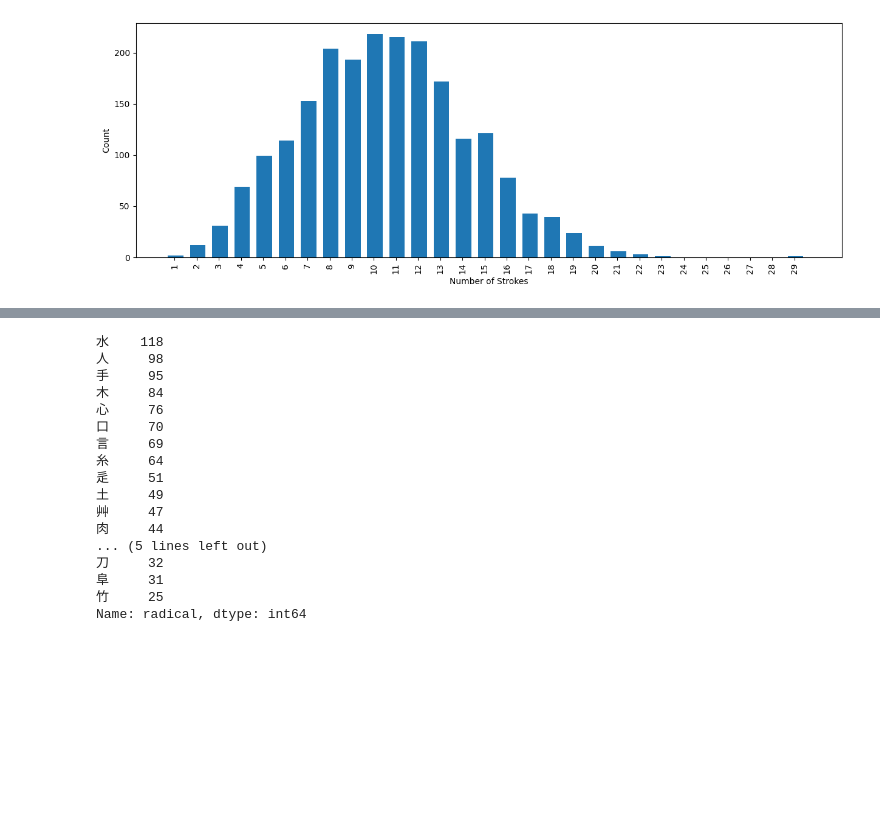
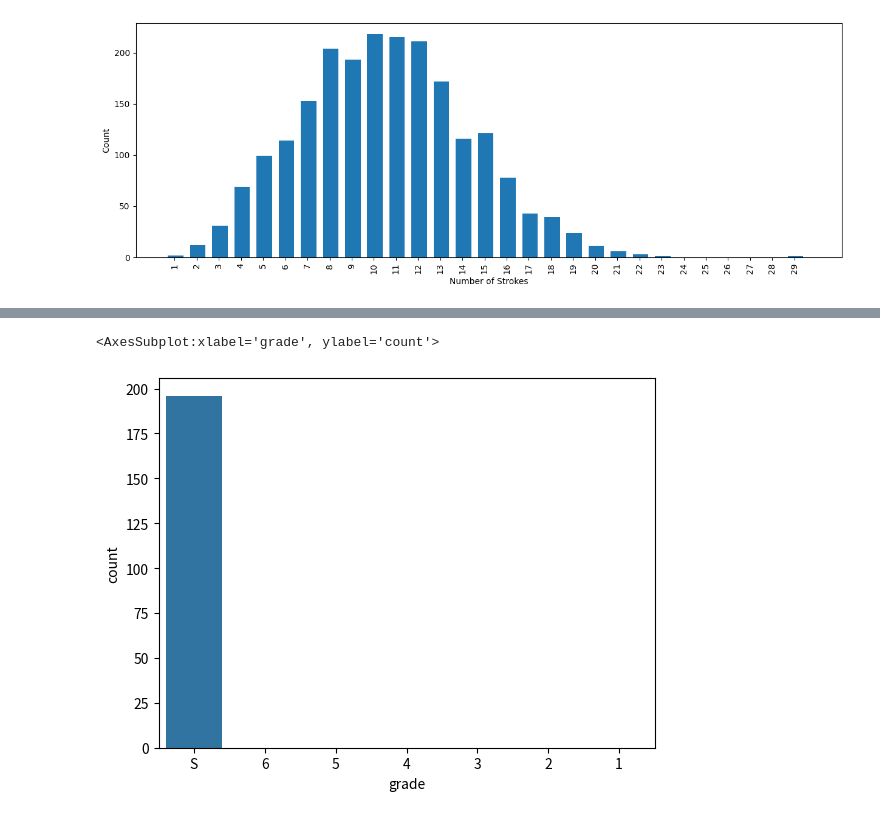
Before and after one commit to NajibAdan/Jouyou_Kanji_Analysis, a Jupyter notebook: exploration.ipynb, the cells around one changed output, grey strips where cells are left out. Saved outputs shown, nothing was run; the diff lists cells and outputs as text; code cells hidden in the pictures; blank space fills up the shorter version.

```diff
--- a/exploration.ipynb
+++ b/exploration.ipynb
@@ -164,20 +183,6 @@ Majority of the added kanjis were in 2010.
-# %%
-joyo_df.radical.value_counts()[:20]
-# %% [output]
-水    118
-人     98
-手     95
-木     84
-心     76
-口     70
-言     69
-糸     64
-辵     51
-土     49
-艸     47
-肉     44
-... (5 lines left out)
-刀     32
-阜     31
-竹     25
-Name: radical, dtype: int64
+# %%
+twenty_ten = joyo_df.query('year_added == 2010')
+sb.countplot(data=twenty_ten,x='grade')
+# %% [output]
+<AxesSubplot:xlabel='grade', ylabel='count'>
+[figure, added]
```
Also changed, not shown: parts of 24 cells of this notebook, 1 other file.
